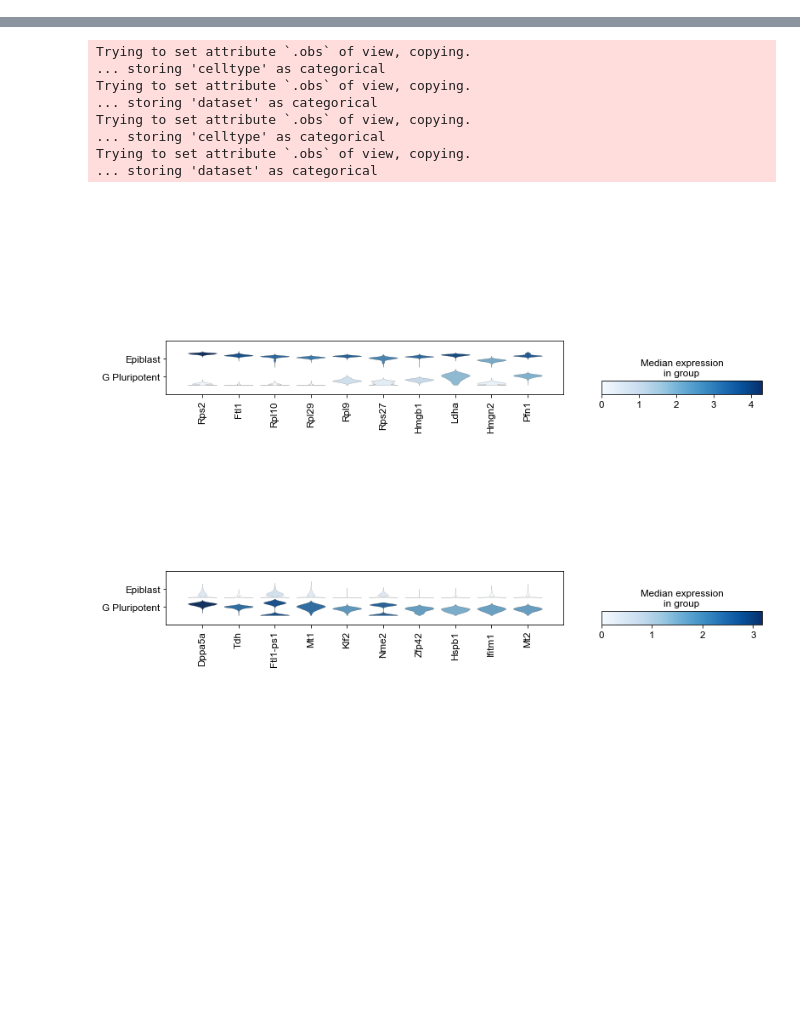
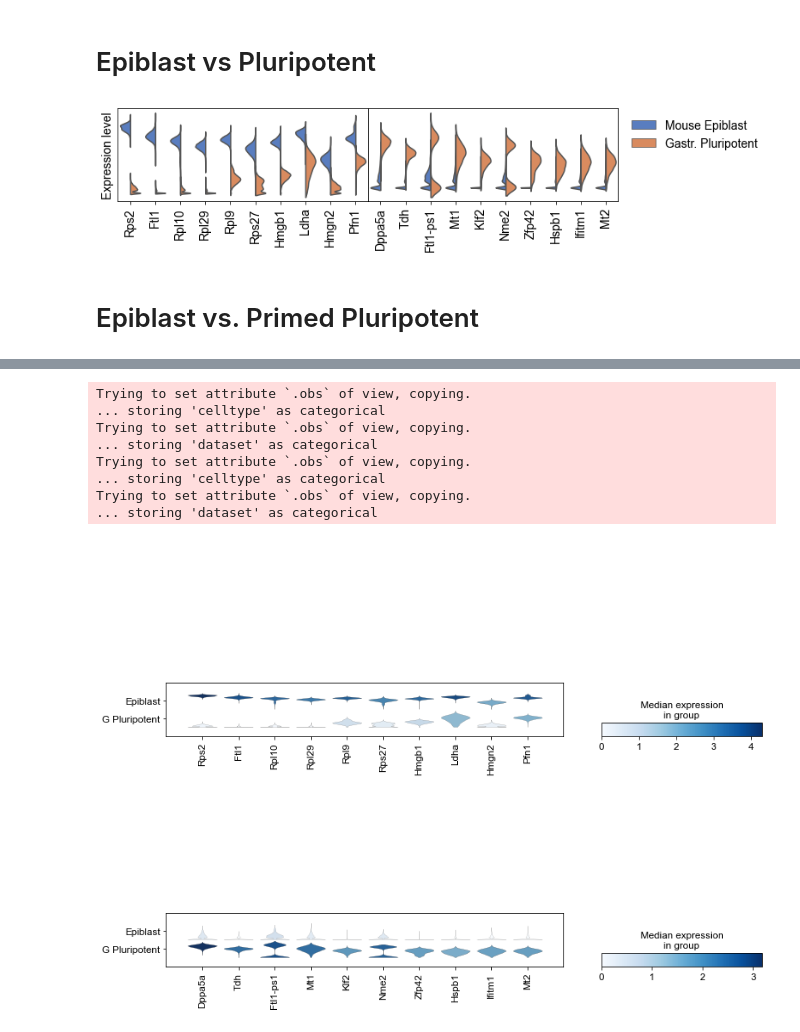
Before and after one commit to grinic/scRNAseq_gastruloids2020, a Jupyter notebook: integration/differential_expression/plot_diff_exp.ipynb, the cells around one changed output, grey strips where cells are left out. Drawn from its saved outputs; the diff is of its cells as text; code cells hidden in the pictures; blank space fills up the shorter version.

Commit message:
updated colors for integration and violinplot for diff exp analysis

```diff
--- a/integration/differential_expression/plot_diff_exp.ipynb
+++ b/integration/differential_expression/plot_diff_exp.ipynb
@@ -62,3 +62,11 @@ ediff_genes = ediff_genes.rename(columns={'Unnamed: 0': 'geneName'})
 ediff_genes = ediff_genes[['geneName','avg_logFC','pijuan','anlas']]
 ediff_genes.index = ediff_genes.geneName
 adata_ediff.var = ediff_genes
+# %% [markdown]
+# Epiblast vs Pluripotent
+# %%
+# 10 highest and lowest
+epihigh = adata_pluri.var.nlargest(10,'avg_logFC').index
+epilow = adata_pluri.var.nsmallest(10,'avg_logFC').index
+adata1 = adata_pluri[:,epihigh]
+adata2 = adata_pluri[:,epilow]
@@ -64,0 +127,41 @@ adata_ediff.var = ediff_genes
+# %%
+gene_order1 = list(adata1.var.geneName.values)
+logfc1 = list(adata1.var.avg_logFC.values)
+gene_order1 = [y for x,y in sorted(zip(logfc1,gene_order1))]
+gene_order1 = gene_order1[::-1]
+
+gene_order2 = list(adata2.var.geneName.values)
+logfc2 = list(adata2.var.avg_logFC.values)
+gene_order2 = [y for x,y in sorted(zip(logfc2,gene_order2))]
+# gene_order2 = gene_order1[::-1]
+
+# print(gene_order1)
+# print(gene_order2)
+# %%
+fig,ax = plt.subplots(nrows=1,ncols=2,figsize=(18,2))
+fig.subplots_adjust(left=0.15, right=0.6, top=0.9, bottom=0.15, wspace=0)
+
+sns.violinplot(x="gene", y="exp", hue="celltype", order=gene_order1,
+                    data=df1, palette="muted", split=True, ax=ax[0], scale='width',inner=None)
+ticklabels = ax[0].get_xticklabels()
+ax[0].set_xticklabels(ticklabels,rotation=90,ha='center')
+ax[0].get_legend().set_visible(False)
+ax[0].set_ylabel('Expression level')
+
+sns.violinplot(x="gene", y="exp", hue="celltype", order=gene_order2,
+                    data=df2, palette="muted", split=True, ax=ax[1], scale='width', inner=None)
+ticklabels = ax[1].get_xticklabels()
+ax[1].set_xticklabels(ticklabels,rotation=90,ha='center')
+ax[1].legend(frameon=False,bbox_to_anchor=(1.6,1.))
+ax[1].set_ylabel('')
+
+for a in ax:
+#     a.set_ylim(0,6)
+    a.set_xlabel('')
+    a.set_yticks([])
+
+fig.savefig(os.path.join(folder,'diffexp_epi_vs_pluri.pdf'))
+# %% [output]
+[figure, added]
+# %% [markdown]
+# Epiblast vs. Primed Pluripotent
```
Also changed, not shown: parts of 10 cells of this notebook.
